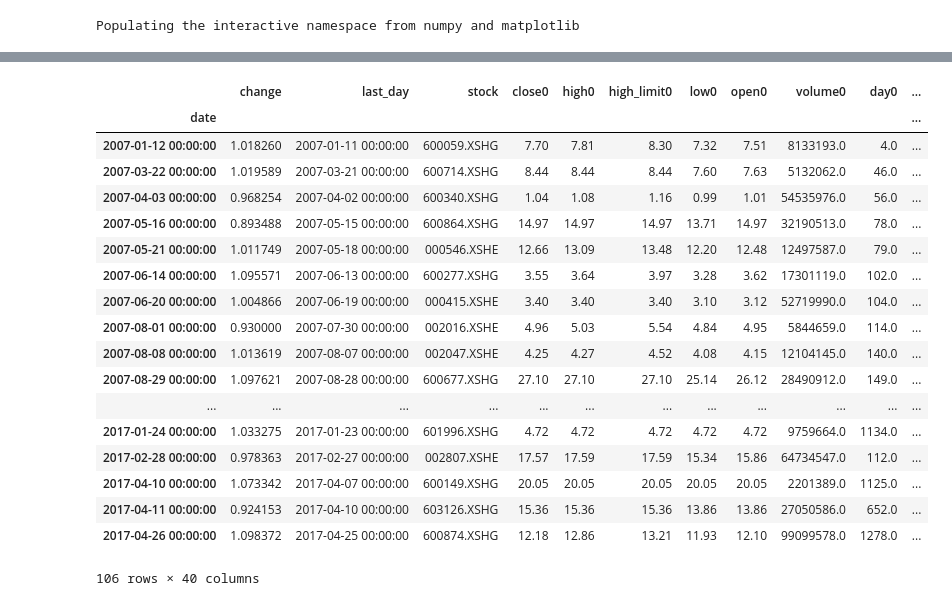
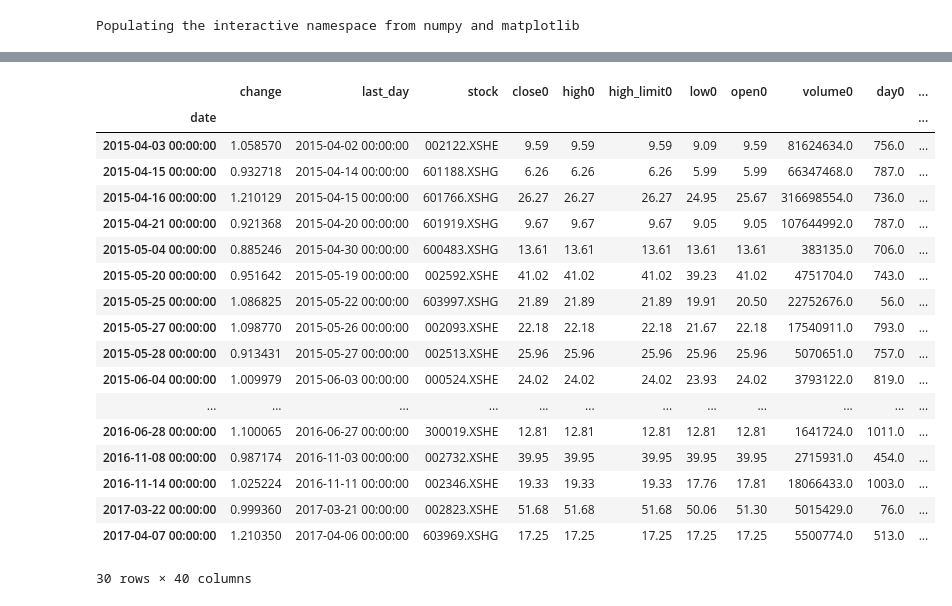
Before and after one commit to StockFucker/top, a Jupyter notebook: strategy.ipynb, the cells around one changed output, grey strips where cells are left out. Saved outputs shown, nothing was run; the diff lists cells and outputs as text; code cells hidden in the pictures.

```diff
--- a/strategy.ipynb
+++ b/strategy.ipynb
@@ -53,5 +55,0 @@ recent
-# %%
-valid_df = data_df[filter2 & ~filter1]
-valid_df = valid_df.sort_values("minute")
-valid_df = valid_df.groupby("date").first()
-result(valid_df)
@@ -71,22 +56,22 @@ recent
 # %%
-valid_df
+valid_df.tail(30)
 # %% [output]
 |  | change | last_day | stock | close0 | high0 | high_limit0 | low0 | open0 | volume0 | day0 | ... |
 | date |  |  |  |  |  |  |  |  |  |  | ... |
-| 2007-01-12 00:00:00 | 1.018260 | 2007-01-11 00:00:00 | 600059.XSHG | 7.70 | 7.81 | 8.30 | 7.32 | 7.51 | 8133193.0 | 4.0 | ... |
-| 2007-03-22 00:00:00 | 1.019589 | 2007-03-21 00:00:00 | 600714.XSHG | 8.44 | 8.44 | 8.44 | 7.60 | 7.63 | 5132062.0 | 46.0 | ... |
-| 2007-04-03 00:00:00 | 0.968254 | 2007-04-02 00:00:00 | 600340.XSHG | 1.04 | 1.08 | 1.16 | 0.99 | 1.01 | 54535976.0 | 56.0 | ... |
-| 2007-05-16 00:00:00 | 0.893488 | 2007-05-15 00:00:00 | 600864.XSHG | 14.97 | 14.97 | 14.97 | 13.71 | 14.97 | 32190513.0 | 78.0 | ... |
-| 2007-05-21 00:00:00 | 1.011749 | 2007-05-18 00:00:00 | 000546.XSHE | 12.66 | 13.09 | 13.48 | 12.20 | 12.48 | 12497587.0 | 79.0 | ... |
-| 2007-06-14 00:00:00 | 1.095571 | 2007-06-13 00:00:00 | 600277.XSHG | 3.55 | 3.64 | 3.97 | 3.28 | 3.62 | 17301119.0 | 102.0 | ... |
-| 2007-06-20 00:00:00 | 1.004866 | 2007-06-19 00:00:00 | 000415.XSHE | 3.40 | 3.40 | 3.40 | 3.10 | 3.12 | 52719990.0 | 104.0 | ... |
-| 2007-08-01 00:00:00 | 0.930000 | 2007-07-30 00:00:00 | 002016.XSHE | 4.96 | 5.03 | 5.54 | 4.84 | 4.95 | 5844659.0 | 114.0 | ... |
-| 2007-08-08 00:00:00 | 1.013619 | 2007-08-07 00:00:00 | 002047.XSHE | 4.25 | 4.27 | 4.52 | 4.08 | 4.15 | 12104145.0 | 140.0 | ... |
-| 2007-08-29 00:00:00 | 1.097621 | 2007-08-28 00:00:00 | 600677.XSHG | 27.10 | 27.10 | 27.10 | 25.14 | 26.12 | 28490912.0 | 149.0 | ... |
+| 2015-04-03 00:00:00 | 1.058570 | 2015-04-02 00:00:00 | 002122.XSHE | 9.59 | 9.59 | 9.59 | 9.09 | 9.59 | 81624634.0 | 756.0 | ... |
+| 2015-04-15 00:00:00 | 0.932718 | 2015-04-14 00:00:00 | 601188.XSHG | 6.26 | 6.26 | 6.26 | 5.99 | 5.99 | 66347468.0 | 787.0 | ... |
+| 2015-04-16 00:00:00 | 1.210129 | 2015-04-15 00:00:00 | 601766.XSHG | 26.27 | 26.27 | 26.27 | 24.95 | 25.67 | 316698554.0 | 736.0 | ... |
+| 2015-04-21 00:00:00 | 0.921368 | 2015-04-20 00:00:00 | 601919.XSHG | 9.67 | 9.67 | 9.67 | 9.05 | 9.05 | 107644992.0 | 787.0 | ... |
+| 2015-05-04 00:00:00 | 0.885246 | 2015-04-30 00:00:00 | 600483.XSHG | 13.61 | 13.61 | 13.61 | 13.61 | 13.61 | 383135.0 | 706.0 | ... |
+| 2015-05-20 00:00:00 | 0.951642 | 2015-05-19 00:00:00 | 002592.XSHE | 41.02 | 41.02 | 41.02 | 39.23 | 41.02 | 4751704.0 | 743.0 | ... |
+| 2015-05-25 00:00:00 | 1.086825 | 2015-05-22 00:00:00 | 603997.XSHG | 21.89 | 21.89 | 21.89 | 19.91 | 20.50 | 22752676.0 | 56.0 | ... |
+| 2015-05-27 00:00:00 | 1.098770 | 2015-05-26 00:00:00 | 002093.XSHE | 22.18 | 22.18 | 22.18 | 21.67 | 22.18 | 17540911.0 | 793.0 | ... |
+| 2015-05-28 00:00:00 | 0.913431 | 2015-05-27 00:00:00 | 002513.XSHE | 25.96 | 25.96 | 25.96 | 25.96 | 25.96 | 5070651.0 | 757.0 | ... |
+| 2015-06-04 00:00:00 | 1.009979 | 2015-06-03 00:00:00 | 000524.XSHE | 24.02 | 24.02 | 24.02 | 23.93 | 24.02 | 3793122.0 | 819.0 | ... |
 | ... | ... | ... | ... | ... | ... | ... | ... | ... | ... | ... | ... |
-| 2017-01-24 00:00:00 | 1.033275 | 2017-01-23 00:00:00 | 601996.XSHG | 4.72 | 4.72 | 4.72 | 4.72 | 4.72 | 9759664.0 | 1134.0 | ... |
-| 2017-02-28 00:00:00 | 0.978363 | 2017-02-27 00:00:00 | 002807.XSHE | 17.57 | 17.59 | 17.59 | 15.34 | 15.86 | 64734547.0 | 112.0 | ... |
-| 2017-04-10 00:00:00 | 1.073342 | 2017-04-07 00:00:00 | 600149.XSHG | 20.05 | 20.05 | 20.05 | 20.05 | 20.05 | 2201389.0 | 1125.0 | ... |
-| 2017-04-11 00:00:00 | 0.924153 | 2017-04-10 00:00:00 | 603126.XSHG | 15.36 | 15.36 | 15.36 | 13.86 | 13.86 | 27050586.0 | 652.0 | ... |
-| 2017-04-26 00:00:00 | 1.098372 | 2017-04-25 00:00:00 | 600874.XSHG | 12.18 | 12.86 | 13.21 | 11.93 | 12.10 | 99099578.0 | 1278.0 | ... |
+| 2016-06-28 00:00:00 | 1.100065 | 2016-06-27 00:00:00 | 300019.XSHE | 12.81 | 12.81 | 12.81 | 12.81 | 12.81 | 1641724.0 | 1011.0 | ... |
+| 2016-11-08 00:00:00 | 0.987174 | 2016-11-03 00:00:00 | 002732.XSHE | 39.95 | 39.95 | 39.95 | 39.95 | 39.95 | 2715931.0 | 454.0 | ... |
+| 2016-11-14 00:00:00 | 1.025224 | 2016-11-11 00:00:00 | 002346.XSHE | 19.33 | 19.33 | 19.33 | 17.76 | 17.81 | 18066433.0 | 1003.0 | ... |
+| 2017-03-22 00:00:00 | 0.999360 | 2017-03-21 00:00:00 | 002823.XSHE | 51.68 | 51.68 | 51.68 | 50.06 | 51.30 | 5015429.0 | 76.0 | ... |
+| 2017-04-07 00:00:00 | 1.210350 | 2017-04-06 00:00:00 | 603969.XSHG | 17.25 | 17.25 | 17.25 | 17.25 | 17.25 | 5500774.0 | 513.0 | ... |
-106 rows × 40 columns
+30 rows × 40 columns
```
Also changed, not shown: parts of 7 cells of this notebook, 3 other files.
